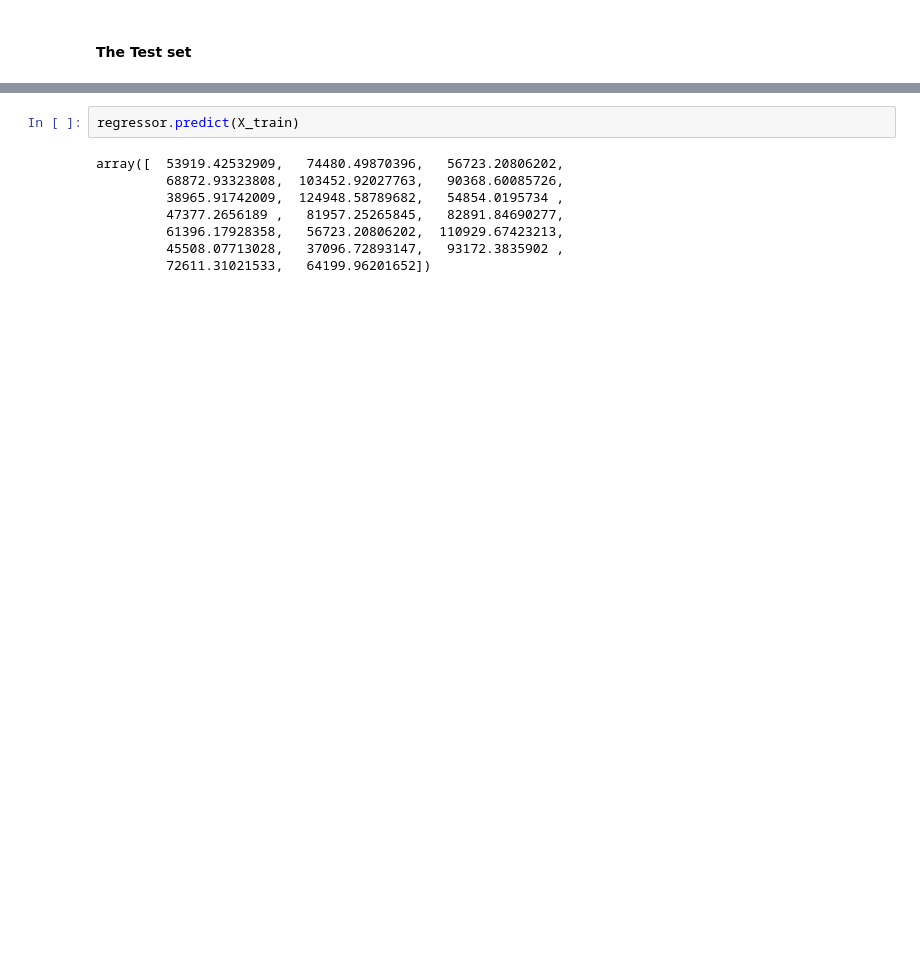
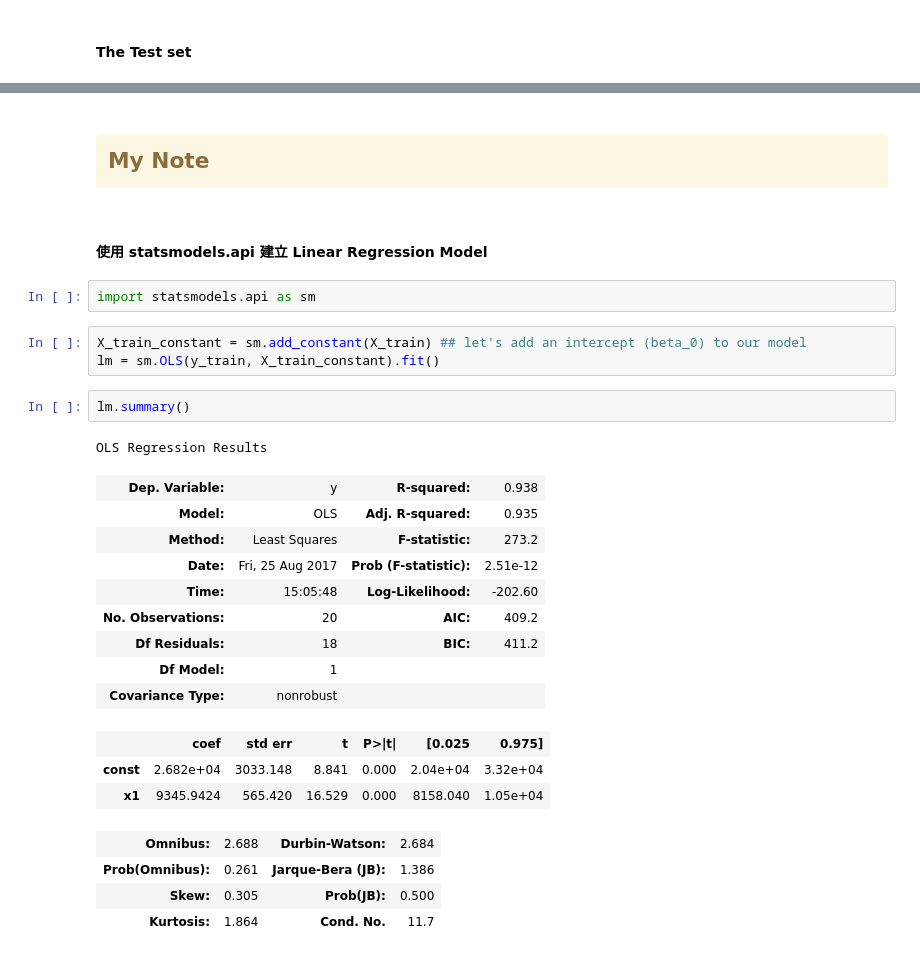
Before and after one commit to kristenchan/Machine-Learning-A-Z, a Jupyter notebook: Part 2 - Regression/2-1 - Simple Linear Regression/Py_Simple_Linear_Regression.ipynb, the cells around one changed output, grey strips where cells are left out. Saved outputs shown, nothing was run; the diff lists cells and outputs as text; blank space fills up the shorter version.

Commit message:
Add Simple Linear Regression

```diff
--- a/Part 2 - Regression/2-1 - Simple Linear Regression/Py_Simple_Linear_Regression.ipynb
+++ b/Part 2 - Regression/2-1 - Simple Linear Regression/Py_Simple_Linear_Regression.ipynb
@@ -133,13 +134,32 @@ plt.show()
 # %% [output]
 [interactive output not drawn]
 [interactive output not drawn]
-# %%
-regressor.predict(X_train)
-# %% [output]
-array([  53919.42532909,   74480.49870396,   56723.20806202,
-         68872.93323808,  103452.92027763,   90368.60085726,
-         38965.91742009,  124948.58789682,   54854.0195734 ,
-         47377.2656189 ,   81957.25265845,   82891.84690277,
-         61396.17928358,   56723.20806202,  110929.67423213,
-         45508.07713028,   37096.72893147,   93172.3835902 ,
-         72611.31021533,   64199.96201652])
+# %% [markdown]
+## <div class="alert alert-block alert-warning"> My Note </div>
+# %% [markdown]
+#### 使用 statsmodels.api 建立 Linear Regression Model
+# %%
+import statsmodels.api as sm
+# %%
+X_train_constant = sm.add_constant(X_train) ## let's add an intercept (beta_0) to our model
+lm = sm.OLS(y_train, X_train_constant).fit()
+# %%
+lm.summary()
+# %% [output]
+OLS Regression Results
+| Dep. Variable: | y | R-squared: | 0.938 |
+| Model: | OLS | Adj. R-squared: | 0.935 |
+| Method: | Least Squares | F-statistic: | 273.2 |
+| Date: | Fri, 25 Aug 2017 | Prob (F-statistic): | 2.51e-12 |
+| Time: | 15:05:48 | Log-Likelihood: | -202.60 |
+| No. Observations: | 20 | AIC: | 409.2 |
+| Df Residuals: | 18 | BIC: | 411.2 |
+| Df Model: | 1 |  |  |
+| Covariance Type: | nonrobust |  |  |
+|  | coef | std err | t | P>|t| | [0.025 | 0.975] |
+| const | 2.682e+04 | 3033.148 | 8.841 | 0.000 | 2.04e+04 | 3.32e+04 |
+| x1 | 9345.9424 | 565.420 | 16.529 | 0.000 | 8158.040 | 1.05e+04 |
+| Omnibus: | 2.688 | Durbin-Watson: | 2.684 |
+| Prob(Omnibus): | 0.261 | Jarque-Bera (JB): | 1.386 |
+| Skew: | 0.305 | Prob(JB): | 0.500 |
+| Kurtosis: | 1.864 | Cond. No. | 11.7 |
```
Also changed, not shown: parts of 5 cells of this notebook, 1 other file.
